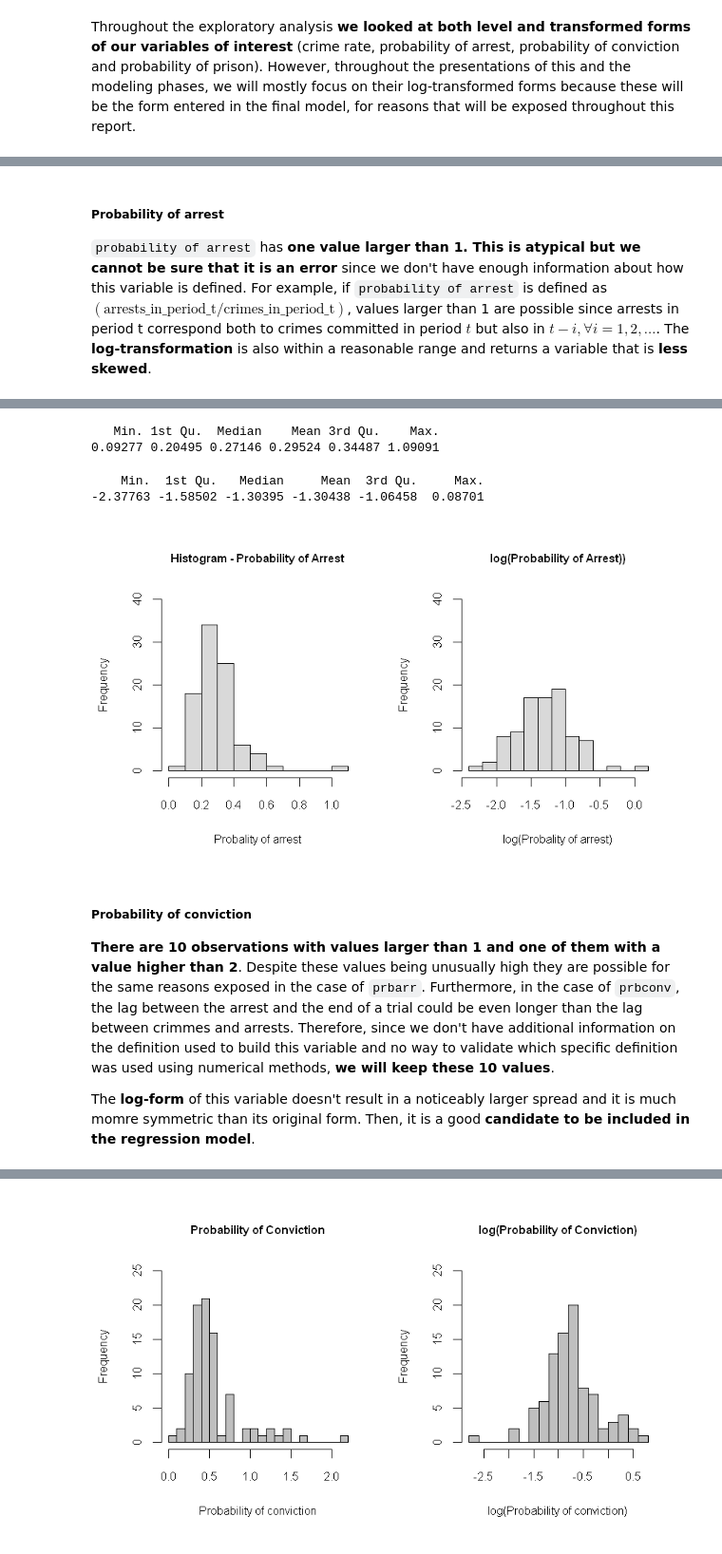
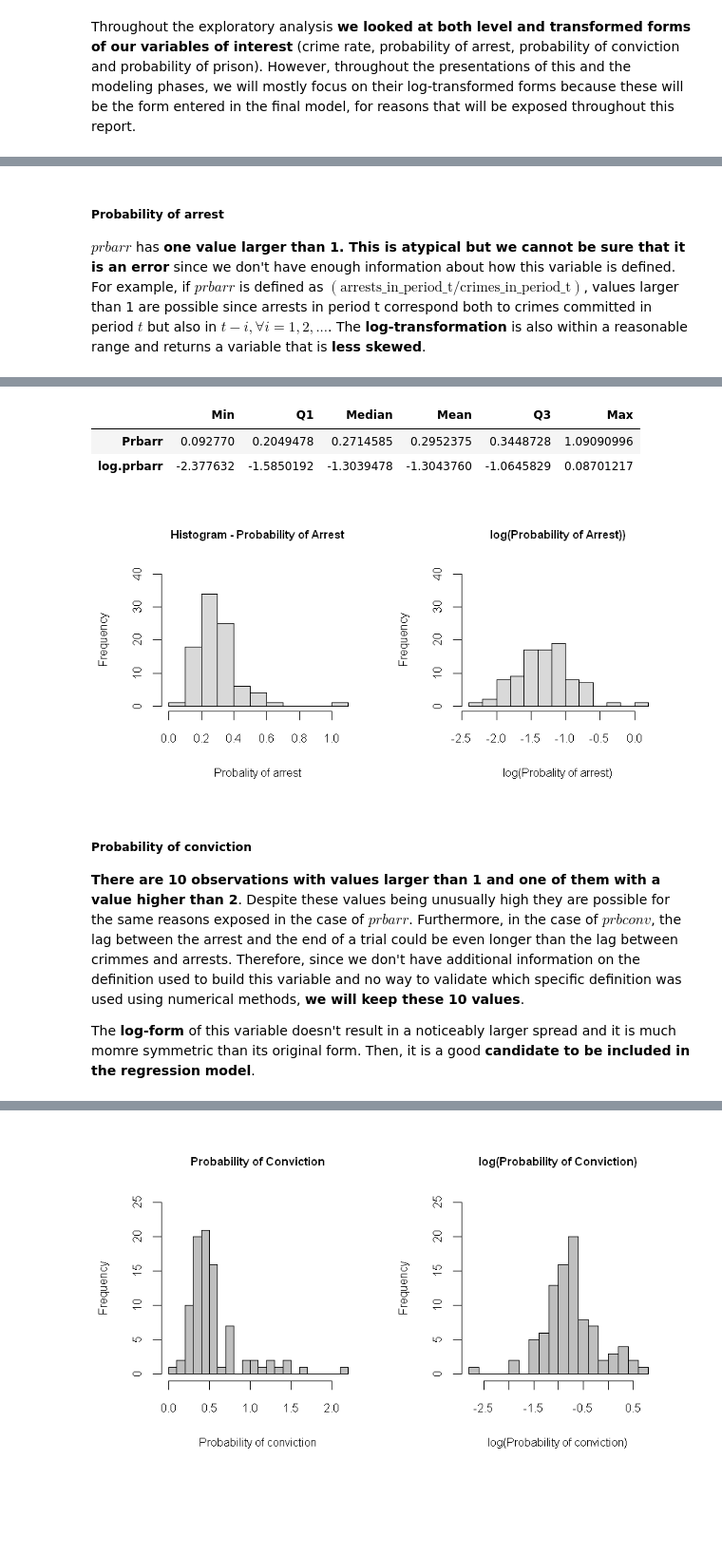
Before and after one commit to ramirocadavid/w203-Lab3, a Jupyter notebook: Mo_Hobbs_Cadavid_Lab3_V4.ipynb, the cells around one changed output, grey strips where cells are left out. Shown at 95% size. Cells and saved outputs as stored; diff of their text form; code cells hidden in the pictures; blank space fills up the shorter version.

```diff
--- a/Mo_Hobbs_Cadavid_Lab3_V4.ipynb
+++ b/Mo_Hobbs_Cadavid_Lab3_V4.ipynb
@@ -68,14 +77,18 @@ Throughout the exploratory analysis **we looked at both level and transformed fo
 # %%
-# Summary statistics of crime rate
-summary(clean$crmrte)
-summary(log(clean$crmrte))
+# Summary statistics of crime rate and log(crime rate)
+
+summ.crmrte <- data.frame(t(data.frame(crmrte = matrix(unclass(summary(clean$crmrte))),
+                             log.crmrte = matrix(unclass(summary(log(clean$crmrte)))))))
+names(summ.crmrte) <- c("Min", "Q1", "Median", "Mean", "Q3", "Max"); summ.crmrte
 
 # Check for concentration of observations around certain values
+
 freqs.crmrte <- data.frame(table(clean$crmrte))
 paste("Repeated values:",
       length(freqs.crmrte$Freq[freqs.crmrte$Freq > 1]))
 
 # Histograms of crime rate and log(crime rate)
+
 par(mfrow = c(1, 2), cex.main = 0.8, cex.lab = 0.8, cex.axis = 0.8)
 options(repr.plot.width=7, repr.plot.height=4)
 hist(clean$crmrte, main = "Histogram - Crime Rate", col = rgb(0.4, 0.4, 0.4, 0.6), ylim = c(0, 30), xlab = "Crimes per person",
@@ -92,7 +104,7 @@ hist(log(clean$crmrte), main = "Histogram - log(Crime Rate)", col = rgb(0.4, 0.4
 # %% [markdown]
 ##### Probability of arrest
 
-`probability of arrest` has **one value larger than 1. This is atypical but we cannot be sure that it is an error** since we don't have enough information about how this variable is defined. For example, if `probability of arrest` is defined as $(\text{arrests_in_period_t} / \text{crimes_in_period_t})$, values larger than 1 are possible since arrests in period t correspond both to crimes committed in period $t$ but also in $t-i, \forall i = 1, 2, ...$. The **log-transformation** is also within a reasonable range and returns a variable that is **less skewed**.
+$prbarr$ has **one value larger than 1. This is atypical but we cannot be sure that it is an error** since we don't have enough information about how this variable is defined. For example, if $prbarr$ is defined as $(\text{arrests_in_period_t} / \text{crimes_in_period_t})$, values larger than 1 are possible since arrests in period t correspond both to crimes committed in period $t$ but also in $t-i, \forall i = 1, 2, ...$. The **log-transformation** is also within a reasonable range and returns a variable that is **less skewed**.
 # %%
 # Observations larger than 1
 clean[clean$prbarr > 1, ]
@@ -100,26 +112,28 @@ clean[clean$prbarr > 1, ]
 |  | county | year | crmrte | prbarr | prbconv | prbpris | avgsen | polpc | density | taxpc | ... | ... |
 | 51 | 115 | 87 | 0.0055332 | 1.09091 | 1.5 | 0.5 | 20.7 | 0.00905433 | 0.3858093 | 28.1931 | ... | ... |
 # %%
-# Summary statistics of probability of arrest
-summary(clean$prbarr)
-summary(log(clean$prbarr))
+# Summary statistics of probability of arrest and log(probability of arrest)
+
+summ.prbarr <- data.frame(t(data.frame(Prbarr = matrix(unclass(summary(clean$prbarr))),
+                             log.prbarr = matrix(unclass(summary(log(clean$prbarr)))))))
+names(summ.prbarr) <- c("Min", "Q1", "Median", "Mean", "Q3", "Max"); summ.prbarr
 
 # Histograms of probability of arrest and log(probability of arrest)
+
 par(mfrow = c(1, 2), cex.main = 0.8, cex.lab = 0.8, cex.axis = 0.8)
 hist(clean$prbarr, main = "Histogram - Probability of Arrest", xlab = "Probality of arrest",
      breaks = 10, ylim = c(0, 40), col = rgb(0.5, 0.5, 0.5, 0.3))
 hist(log(clean$prbarr), main = "log(Probability of Arrest))", xlab = "log(Probality of arrest)",
      breaks = 10, ylim = c(0, 40), col = rgb(0.5, 0.5, 0.5, 0.3))
 # %% [output]
-   Min. 1st Qu.  Median    Mean 3rd Qu.    Max.
-0.09277 0.20495 0.27146 0.29524 0.34487 1.09091
-    Min.  1st Qu.   Median     Mean  3rd Qu.     Max.
--2.37763 -1.58502 -1.30395 -1.30438 -1.06458  0.08701
+|  | Min | Q1 | Median | Mean | Q3 | Max |
+| Prbarr | 0.092770 | 0.2049478 | 0.2714585 | 0.2952375 | 0.3448728 | 1.09090996 |
+| log.prbarr | -2.377632 | -1.5850192 | -1.3039478 | -1.3043760 | -1.0645829 | 0.08701217 |
-[figure, old version]
+[figure, new version]
 # %% [markdown]
 ##### Probability of conviction
 
-**There are 10 observations with values larger than 1 and one of them with a value higher than 2**. Despite these values being unusually high they are possible for the same reasons exposed in the case of `prbarr`. Furthermore, in the case of `prbconv`, the lag between the arrest and the end of a trial could be even longer than the lag between crimmes and arrests. Therefore, since we don't have additional information on the definition used to build this variable and no way to validate which specific definition was used using numerical methods, **we will keep these 10 values**.
+**There are 10 observations with values larger than 1 and one of them with a value higher than 2**. Despite these values being unusually high they are possible for the same reasons exposed in the case of $prbarr$. Furthermore, in the case of $prbconv$, the lag between the arrest and the end of a trial could be even longer than the lag between crimmes and arrests. Therefore, since we don't have additional information on the definition used to build this variable and no way to validate which specific definition was used using numerical methods, **we will keep these 10 values**.
 
 The **log-form** of this variable doesn't result in a noticeably larger spread and it is much momre symmetric than its original form. Then, it is a good **candidate to be included in the regression model**.
 # %%
```
Also changed, not shown: parts of 21 cells of this notebook.
